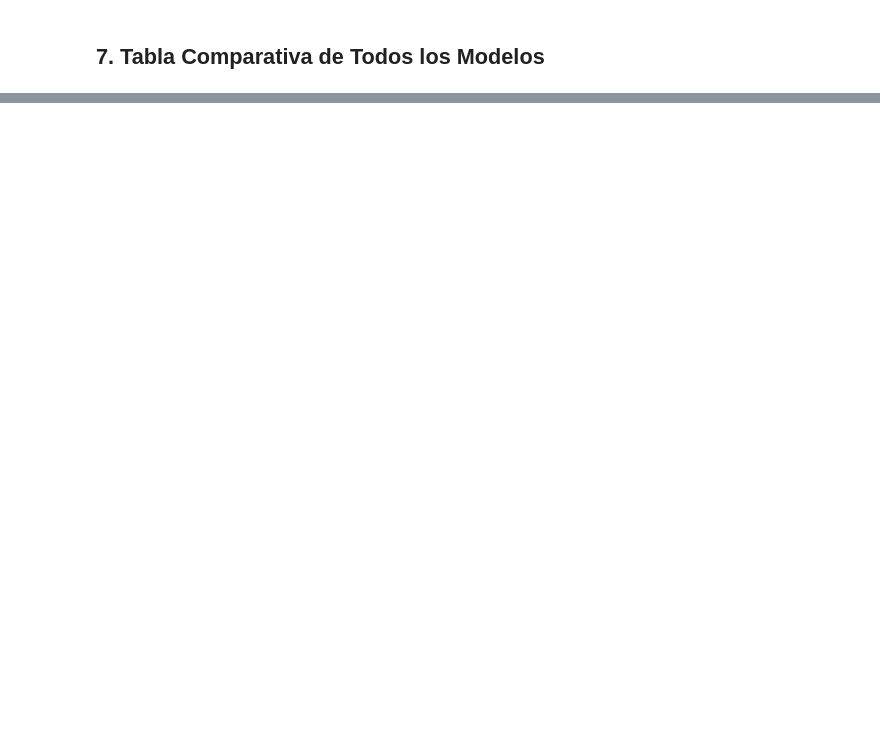
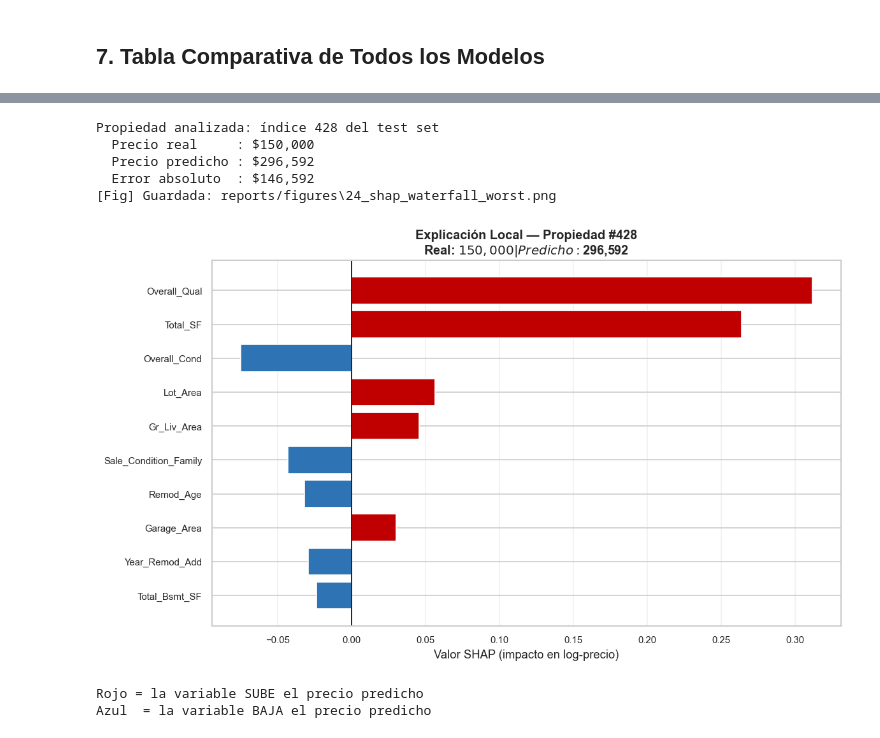
Before and after one commit to PCSAMC/Proyecto-Integrador-Machin, a Jupyter notebook: notebooks/03_ML_Models.ipynb, the cells around one changed output, grey strips where cells are left out. Saved outputs shown, nothing was run; the diff lists cells and outputs as text; code cells hidden in the pictures; blank space fills up the shorter version.

```diff
--- a/notebooks/03_ML_Models.ipynb
+++ b/notebooks/03_ML_Models.ipynb
@@ -581,0 +681,48 @@ print('→ Siguiente: Notebook 04 — Clustering (componente no supervisado)')
+# %%
+# ── SHAP — Waterfall de una propiedad específica (explicación local) ──────────
+# Explica POR QUÉ el modelo predijo ese precio para UNA propiedad concreta.
+# Útil para demostrar interpretabilidad al profesor.
+
+# Elegir la propiedad con mayor error absoluto (caso más interesante)
+pred_test = xgb_model.predict(X_test)
+errors = np.abs(np.expm1(y_test) - np.expm1(pred_test))
+worst_idx = int(np.argmax(errors))
+
+print(f'Propiedad analizada: índice {worst_idx} del test set')
+print(f'  Precio real     : ${np.expm1(y_test[worst_idx]):,.0f}')
+print(f'  Precio predicho : ${np.expm1(pred_test[worst_idx]):,.0f}')
+print(f'  Error absoluto  : ${errors[worst_idx]:,.0f}')
+
+# Top 10 features con mayor impacto SHAP para esta propiedad
+sample_shap = shap_values.values[worst_idx]
+sample_df = pd.DataFrame({'feature': feature_names, 'shap_value': sample_shap})
+sample_df['abs_shap'] = sample_df['shap_value'].abs()
+sample_df = sample_df.sort_values('abs_shap', ascending=False).head(10)
+
+fig, ax = plt.subplots(figsize=(10, 6))
+colors_wf = ['#C00000' if v > 0 else '#2E74B5' for v in sample_df['shap_value']]
+ax.barh(sample_df['feature'][::-1], sample_df['shap_value'][::-1],
+        color=colors_wf[::-1], edgecolor='white')
+ax.axvline(x=0, color='black', linewidth=1)
+ax.set_xlabel('Valor SHAP (impacto en log-precio)', fontsize=11)
+ax.set_title(
+    f'Explicación Local — Propiedad #{worst_idx}\n'
+    f'Real: ${np.expm1(y_test[worst_idx]):,.0f} | Predicho: ${np.expm1(pred_test[worst_idx]):,.0f}',
+    fontsize=12, fontweight='bold'
+)
+ax.grid(True, alpha=0.3, axis='x')
+plt.tight_layout()
+save_fig('24_shap_waterfall_worst')
+plt.show()
+
+print('\nRojo = la variable SUBE el precio predicho')
+print('Azul  = la variable BAJA el precio predicho')
+# %% [output]
+Propiedad analizada: índice 428 del test set
+  Precio real     : $150,000
+  Precio predicho : $296,592
+  Error absoluto  : $146,592
+[Fig] Guardada: reports/figures\24_shap_waterfall_worst.png
+[figure, added]
+Rojo = la variable SUBE el precio predicho
+Azul  = la variable BAJA el precio predicho
```
Also changed, not shown: parts of 18 cells of this notebook, 31 other files.
